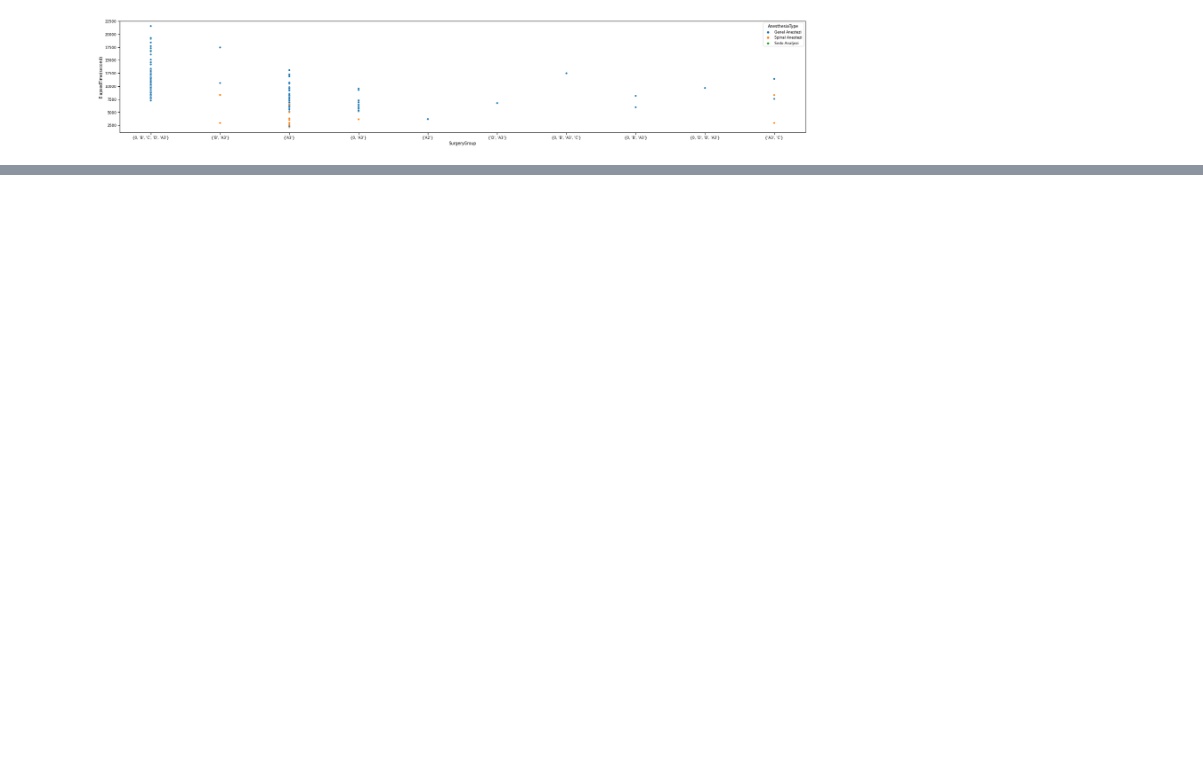
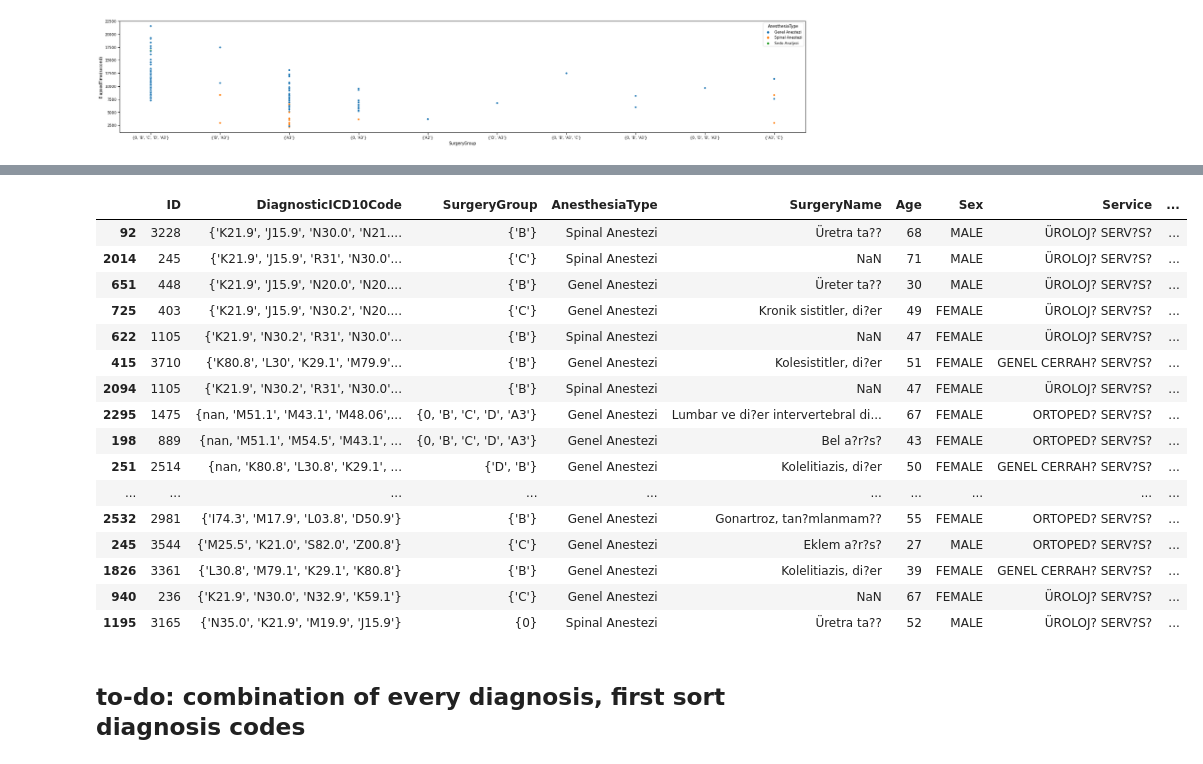
Before and after one commit to furkaneneseren/Datathon-Borda, a Jupyter notebook: surgery-datathon.ipynb, the cells around one changed output, grey strips where cells are left out. Saved outputs shown, nothing was run; the diff lists cells and outputs as text; code cells hidden in the pictures; blank space fills up the shorter version.

```diff
--- a/surgery-datathon.ipynb
+++ b/surgery-datathon.ipynb
@@ -509,0 +561,22 @@ train.iloc[df2["ElapsedTime(second)"].sort_values().index]
+# %%
+train.iloc[train.DiagnosticICD10Code.str.len().sort_values(ascending=False).index][:20]
+# %% [output]
+|  | ID | DiagnosticICD10Code | SurgeryGroup | AnesthesiaType | SurgeryName | Age | Sex | Service | ... |
+| 92 | 3228 | {'K21.9', 'J15.9', 'N30.0', 'N21.... | {'B'} | Spinal Anestezi | Üretra ta?? | 68 | MALE | ÜROLOJ? SERV?S? | ... |
+| 2014 | 245 | {'K21.9', 'J15.9', 'R31', 'N30.0'... | {'C'} | Spinal Anestezi | NaN | 71 | MALE | ÜROLOJ? SERV?S? | ... |
+| 651 | 448 | {'K21.9', 'J15.9', 'N20.0', 'N20.... | {'B'} | Genel Anestezi | Üreter ta?? | 30 | MALE | ÜROLOJ? SERV?S? | ... |
+| 725 | 403 | {'K21.9', 'J15.9', 'N30.2', 'N20.... | {'C'} | Genel Anestezi | Kronik sistitler, di?er | 49 | FEMALE | ÜROLOJ? SERV?S? | ... |
+| 622 | 1105 | {'K21.9', 'N30.2', 'R31', 'N30.0'... | {'B'} | Spinal Anestezi | NaN | 47 | FEMALE | ÜROLOJ? SERV?S? | ... |
+| 415 | 3710 | {'K80.8', 'L30', 'K29.1', 'M79.9'... | {'B'} | Genel Anestezi | Kolesistitler, di?er | 51 | FEMALE | GENEL CERRAH? SERV?S? | ... |
+| 2094 | 1105 | {'K21.9', 'N30.2', 'R31', 'N30.0'... | {'B'} | Spinal Anestezi | NaN | 47 | FEMALE | ÜROLOJ? SERV?S? | ... |
+| 2295 | 1475 | {nan, 'M51.1', 'M43.1', 'M48.06',... | {0, 'B', 'C', 'D', 'A3'} | Genel Anestezi | Lumbar ve di?er intervertebral di... | 67 | FEMALE | ORTOPED? SERV?S? | ... |
+| 198 | 889 | {nan, 'M51.1', 'M54.5', 'M43.1', ... | {0, 'B', 'C', 'D', 'A3'} | Genel Anestezi | Bel a?r?s? | 43 | FEMALE | ORTOPED? SERV?S? | ... |
+| 251 | 2514 | {nan, 'K80.8', 'L30.8', 'K29.1', ... | {'D', 'B'} | Genel Anestezi | Kolelitiazis, di?er | 50 | FEMALE | GENEL CERRAH? SERV?S? | ... |
+| ... | ... | ... | ... | ... | ... | ... | ... | ... | ... |
+| 2532 | 2981 | {'I74.3', 'M17.9', 'L03.8', 'D50.9'} | {'B'} | Genel Anestezi | Gonartroz, tan?mlanmam?? | 55 | FEMALE | ORTOPED? SERV?S? | ... |
+| 245 | 3544 | {'M25.5', 'K21.0', 'S82.0', 'Z00.8'} | {'C'} | Genel Anestezi | Eklem a?r?s? | 27 | MALE | ORTOPED? SERV?S? | ... |
+| 1826 | 3361 | {'L30.8', 'M79.1', 'K29.1', 'K80.8'} | {'B'} | Genel Anestezi | Kolelitiazis, di?er | 39 | FEMALE | GENEL CERRAH? SERV?S? | ... |
+| 940 | 236 | {'K21.9', 'N30.0', 'N32.9', 'K59.1'} | {'C'} | Genel Anestezi | NaN | 67 | FEMALE | ÜROLOJ? SERV?S? | ... |
+| 1195 | 3165 | {'N35.0', 'K21.9', 'M19.9', 'J15.9'} | {0} | Spinal Anestezi | Üretra ta?? | 52 | MALE | ÜROLOJ? SERV?S? | ... |
+# %% [markdown]
+## to-do: combination of every diagnosis, first sort diagnosis codes
```
Also changed, not shown: parts of 12 cells of this notebook.
